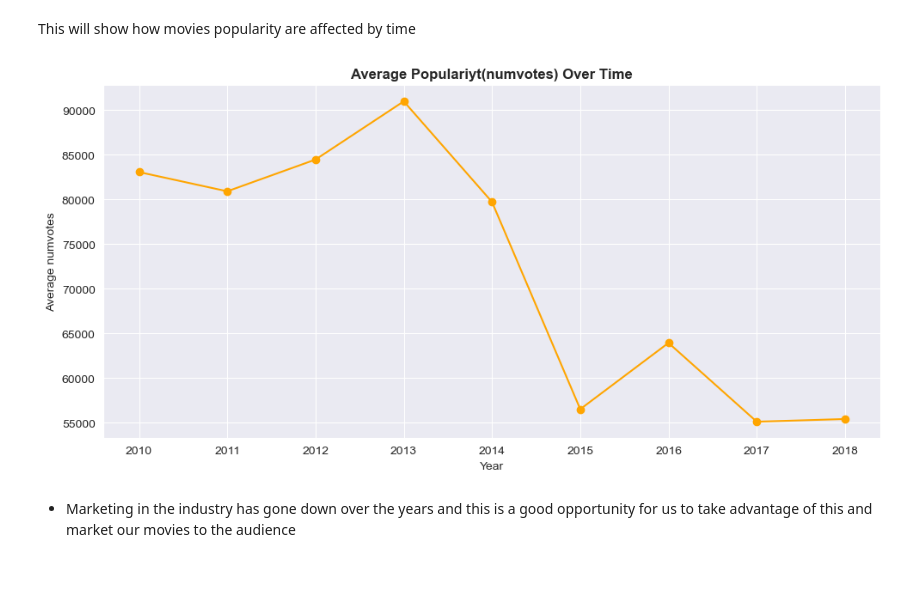
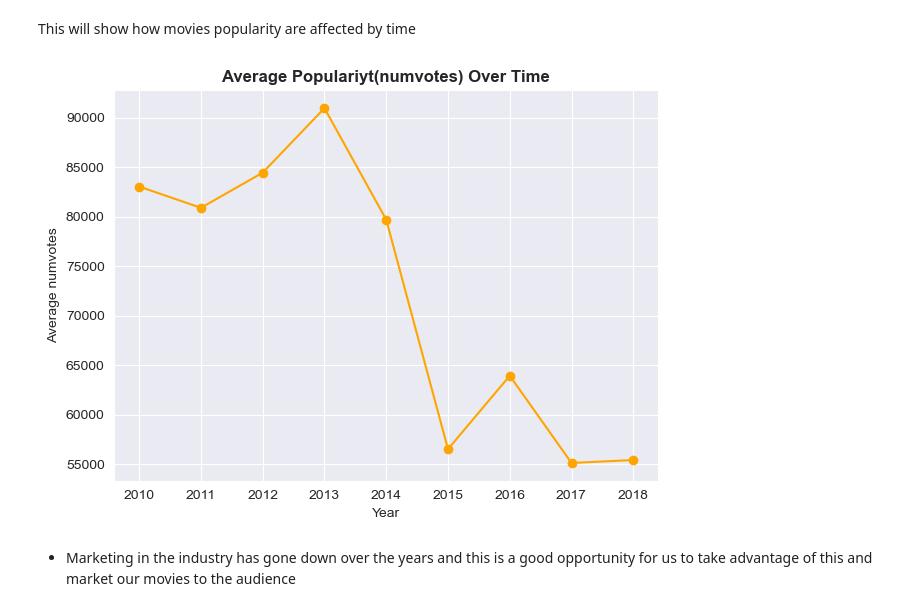
Before and after one commit to DianaMayalo/Phase-2-Project, a Jupyter notebook: index.ipynb, the cells around one changed output. Cells and saved outputs as stored; diff of their text form; code cells hidden in the pictures; blank space fills up the shorter version.

```diff
--- a/index.ipynb
+++ b/index.ipynb
@@ -885,17 +888,17 @@ This will show how movies popularity are affected by time
 # %%
 #group by year and find the avarage number of votesin each year
 avg_pop_by_yr = df.groupby('year')['numvotes'].mean()
 
 #plot the popularity graph
-avg_pop_by_yr.plot(kind='line', figsize=(10, 5), color='orange', marker='o')
+avg_pop_by_yr.plot(kind='line',  color='orange', marker='o')
 plt.title('Average Populariyt(numvotes) Over Time', weight = 'bold')
 plt.xlabel('Year')
 plt.ylabel('Average numvotes')
 plt.grid(True)
 plt.tight_layout()
 plt.show()
 # %% [output]
-[figure, old version]
+[figure, new version]
 # %% [markdown]
  - Marketing in the industry has gone down over the years and this is a good opportunity for us to take advantage of this and market our movies to the audience
 # %% [markdown]
```
Also changed, not shown: parts of 8 cells of this notebook, 1 other file.
